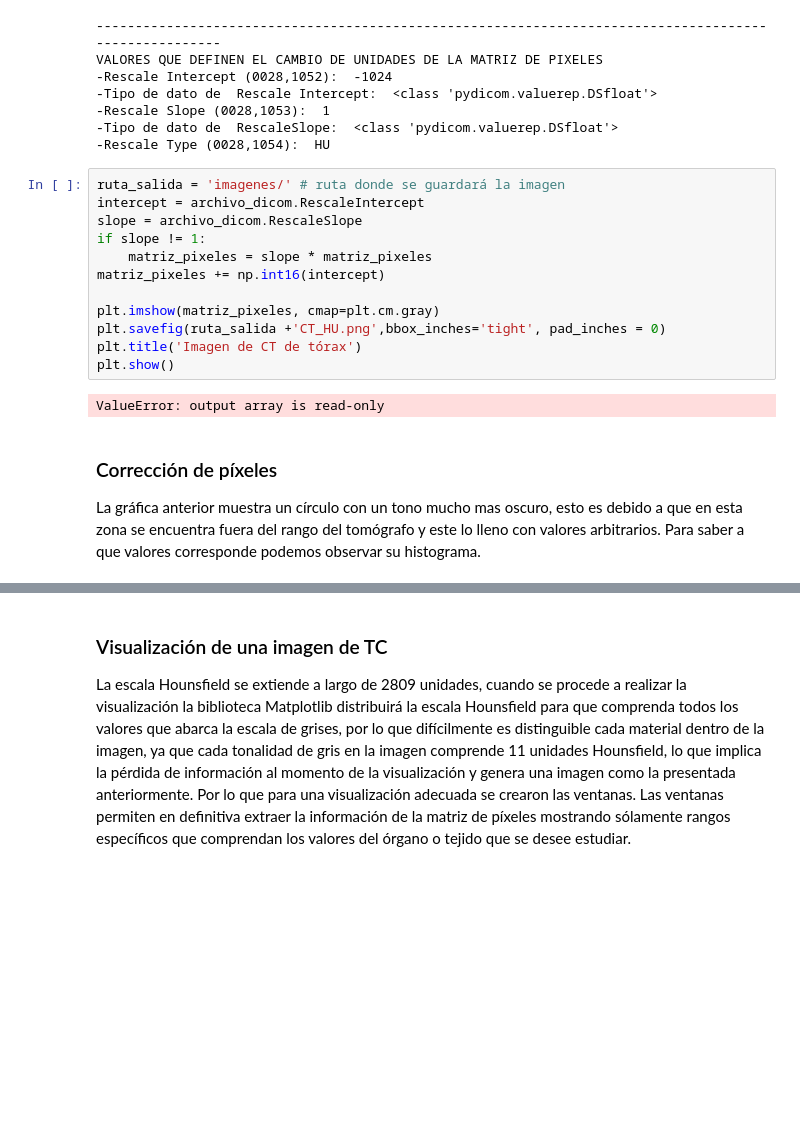
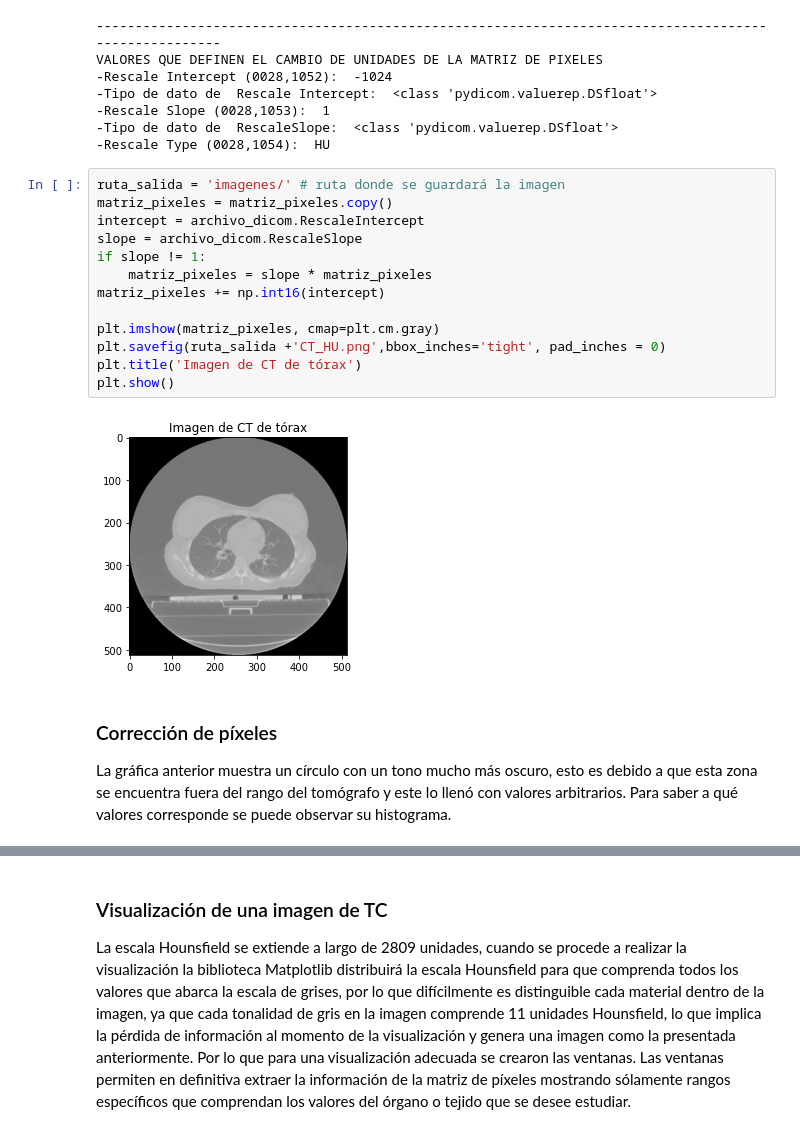
Before and after one commit to jennifer95/visualizacion-segmentacion-pulmonar-DICOM-python, a Jupyter notebook: Visualización de imágenes DICOM.ipynb, the cells around one changed output, grey strips where cells are left out. Cells and saved outputs as stored; diff of their text form; blank space fills up the shorter version.

Commit message:
notebook que permite la visualizacion de imagenes DICOM

```diff
--- a/Visualización de imágenes DICOM.ipynb
+++ b/Visualización de imágenes DICOM.ipynb
@@ -98,22 +98,23 @@ VALORES QUE DEFINEN EL CAMBIO DE UNIDADES DE LA MATRIZ DE PIXELES
 -Rescale Type (0028,1054):  HU
 # %%
 ruta_salida = 'imagenes/' # ruta donde se guardará la imagen
+matriz_pixeles = matriz_pixeles.copy()
 intercept = archivo_dicom.RescaleIntercept
 slope = archivo_dicom.RescaleSlope
 if slope != 1:
     matriz_pixeles = slope * matriz_pixeles
 matriz_pixeles += np.int16(intercept)
 
 plt.imshow(matriz_pixeles, cmap=plt.cm.gray)
 plt.savefig(ruta_salida +'CT_HU.png',bbox_inches='tight', pad_inches = 0)
 plt.title('Imagen de CT de tórax')
 plt.show()
 # %% [output]
-ValueError: output array is read-only
+[figure, added]
 # %% [markdown]
 ### Corrección de píxeles
 
-La gráfica anterior muestra un círculo con un tono mucho mas oscuro, esto es debido a que en esta zona se encuentra fuera del rango del tomógrafo y este lo lleno con valores arbitrarios. Para saber a que valores corresponde podemos observar su histograma.
+La gráfica anterior muestra un círculo con un tono mucho más oscuro, esto es debido a que esta zona se encuentra fuera del rango del tomógrafo y este lo llenó con valores arbitrarios. Para saber a qué valores corresponde se puede observar su histograma.
 # %%
 pixeles = np.concatenate((matriz_pixeles), axis=0)
 plt.hist(pixeles, bins= 100)
```
Also changed, not shown: parts of 34 cells of this notebook.
